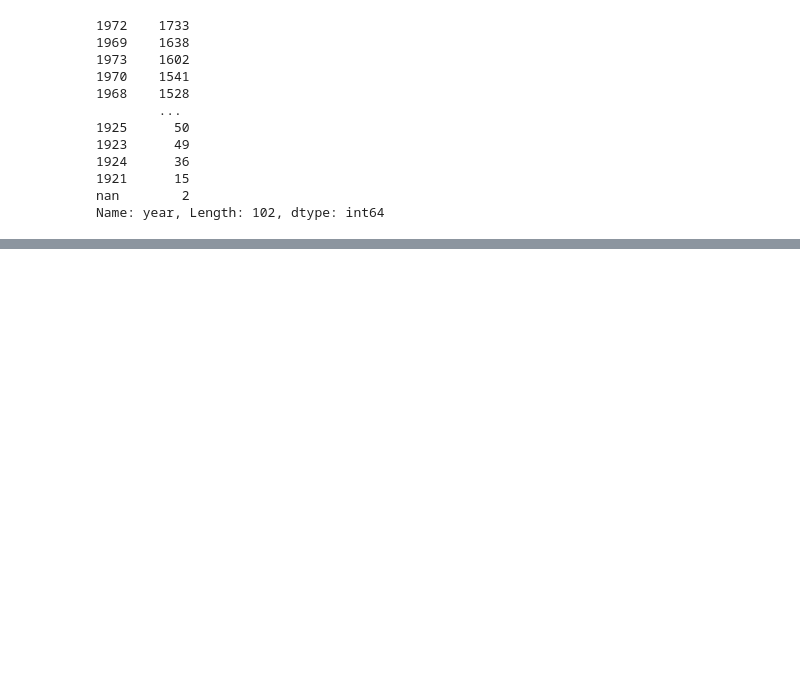
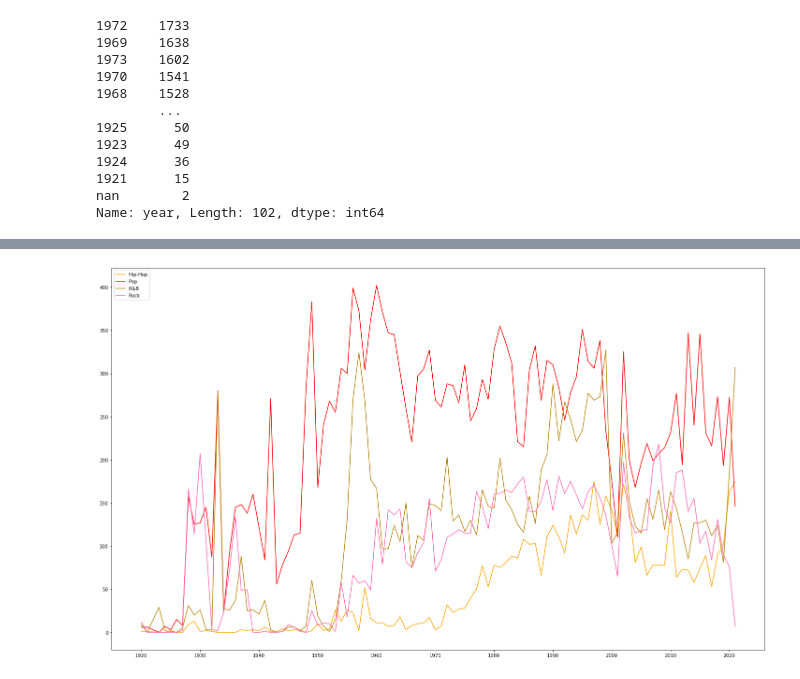
Before and after one commit to aftheiss/Music-of-Life---Project, a Jupyter notebook: spotify_starter.ipynb, the cells around one changed output, grey strips where cells are left out. Cells and saved outputs as stored; diff of their text form; code cells hidden in the pictures; blank space fills up the shorter version.

```diff
--- a/spotify_starter.ipynb
+++ b/spotify_starter.ipynb
@@ -355,0 +383,4 @@ Name: year, Length: 102, dtype: int64
+# %%
+artists_by_genre2 = "Resources/artists_by_genre.csv"
+artists_by_genre2 = pd.read_csv(artists_by_genre2, encoding="ISO-8859-1")
+artists_by_genre2
@@ -355,0 +461,5 @@ Name: year, Length: 102, dtype: int64
+# %%
+genres_by_year = artists_by_genre2.groupby(["year"])["genres"].value_counts()
+genre_year_count = genres_by_year.unstack(level=0)
+genre_year_count.columns = [x for x in genre_year_count.columns]
+genre_year_count.head()
@@ -355,0 +475,3 @@ Name: year, Length: 102, dtype: int64
+# %%
+clean_genre_year_count = genre_year_count.fillna(0).astype(int)
+clean_genre_year_count
@@ -355,0 +490,22 @@ Name: year, Length: 102, dtype: int64
+# %%
+years = clean_genre_year_count.keys()
+# %%
+plt.figure(figsize = (25,15))
+plt.xticks(range(1920,2021,10))
+
+hip_hop, = plt.plot(years, clean_genre_year_count.loc['Hip-Hop',:],
+                        color="orange", label="Hip-Hop")
+
+pop, = plt.plot(years, clean_genre_year_count.loc['Pop',:],
+                        color="red", label="Pop")
+r_b, = plt.plot(years, clean_genre_year_count.loc['R&B',:],
+                        color="darkgoldenrod", label="R&B")
+rock, = plt.plot(years, clean_genre_year_count.loc['Rock',:],
+                        color="hotpink", label="Rock")
+
+
+plt.legend(loc="upper left")
+plt.savefig("Resources/RB&Pop&Rock&HipHopPrevalence.png")
+plt.show()
+# %% [output]
+[figure, added]
```
Also changed, not shown: parts of 16 cells of this notebook, 14 other files.
